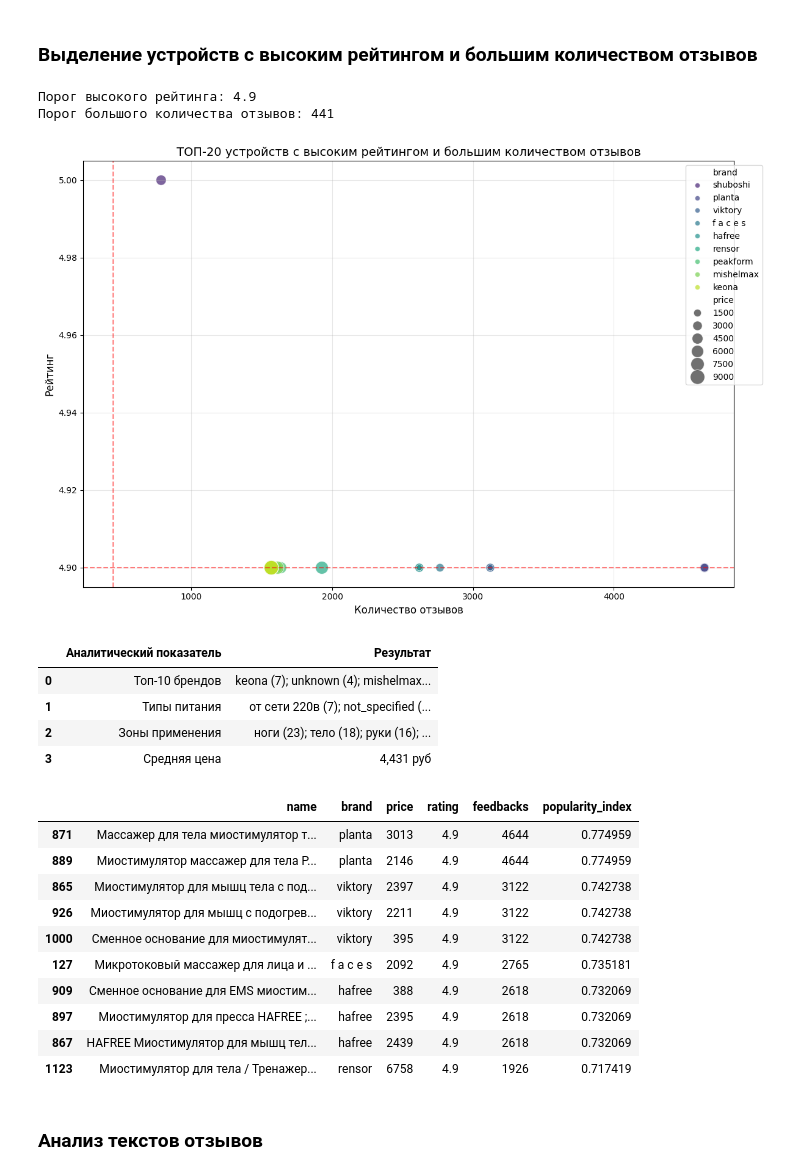
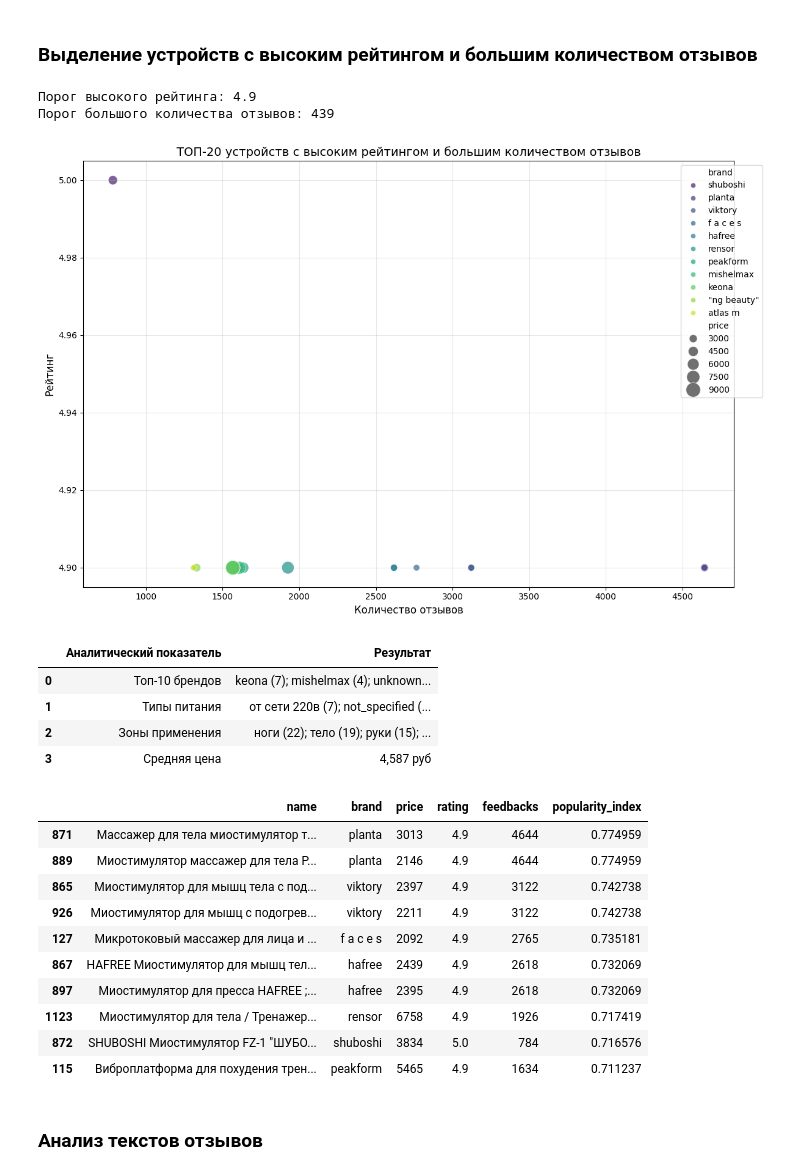
Before and after one commit to nekitmilk/ElectroPunk, a Jupyter notebook: src/notebooks/analisys.ipynb, the cells around one changed output. Saved outputs shown, nothing was run; the diff lists cells and outputs as text; code cells hidden in the pictures.

```diff
--- a/src/notebooks/analisys.ipynb
+++ b/src/notebooks/analisys.ipynb
@@ -888,6 +885,9 @@ def prepare_goods(df):
     df['power_type'] = df['power_type'].str.lower()
     df['zones'] = df['zones'].str.lower()
     df['type'] = df['type'].str.lower()
+
+    mask = df['name'].apply(is_relevant)
+    df = df[mask].copy()
 
     return df
 
@@ -912,7 +912,7 @@ def prepare_feedbacks(df):
 
 # Применение функций подготовки
 Goods = prepare_goods(Goods)
-# Goods = Goods[(Goods['price'] <= Goods['price'].quantile(0.95))]
+# Goods = Goods[(Goods['price'] >= Goods['price'].quantile(0.01)) & (Goods['price'] <= Goods['price'].quantile(0.95))]
 Other_characteristicks = prepare_other_chars(Other_characteristicks)
 Feedbacks = prepare_feedbacks(Feedbacks)
 
@@ -960,6 +960,9 @@ Feedbacks = prepare_feedbacks(Feedbacks)
 # print(f"Итоговый размер таблицы: {final_df.shape}")
 # final_df.info()
 
+# mask = Goods['name'].apply(is_relevant)
+# Goods = Goods[mask].copy()
+
 Goods.info()
 Other_characteristicks.info()
 Feedbacks.info()
@@ -1075,7 +1076,7 @@ Name: feedbacks, dtype: float64
 # %% [markdown]
 Можем заметить, что в данных есть явные выбросы. Например минимальная цена миостимулятора получилась 46 рублей, хотя на самом деле это аксессуар для миостимулятора. Также видим, что максимальная цена товара составляет 64226 рублей, это уже действительно миостимулятор профессионального уровня, однако товары такой ценовой категории не рассчитаны на массового потребителя, они узкоспециализированы и продаются штучно (судя по колличеству отзывов), это интересный кейс. Однако для понимания общей рыночной ситуации и поиска ниш имеет смысл отрезать эти товары, поскольку они либо не соотвествуют данной тематике, либо их продажи крайне малы. Для этого предлагается отрезать товары до 1-го перцентиля и после 95-го. Это позволит полноценно проанализировать данный рынок, сосредоточившись на более массовых продуктах.
 # %%
-Goods = Goods[(Goods['price'] <= Goods['price'].quantile(0.95))]
+Goods = Goods[(Goods['price'] >= Goods['price'].quantile(0.01)) & (Goods['price'] <= Goods['price'].quantile(0.95))]
 # %%
 price_data = Goods["price"]
 
@@ -1334,7 +1341,7 @@ print(f"Порог высокого рейтинга: {high_rating_threshold:.1f
 print(f"Порог большого количества отзывов: {high_feedback_threshold:.0f}")
 # %% [output]
 Порог высокого рейтинга: 4.9
-Порог большого количества отзывов: 441
+Порог большого количества отзывов: 439
 # %%
 popular_high_rated = Goods[
     (Goods['rating'] >= high_rating_threshold) &
@@ -1346,28 +1353,28 @@ popular_high_rated['rating_price_ratio'] = popular_high_rated['rating'] / popula
 # %%
 plt.figure(figsize=(12, 8))
 top_n = 20
 sns.scatterplot(
     data=popular_high_rated.head(top_n),
     x='feedbacks',
     y='rating',
     size='price',
     hue='brand',
     sizes=(50, 300),
     palette='viridis',
     alpha=0.7
 )
 
 plt.title(f'ТОП-{top_n} устройств с высоким рейтингом и большим количеством отзывов', fontsize=14)
 plt.xlabel('Количество отзывов', fontsize=12)
 plt.ylabel('Рейтинг', fontsize=12)
-plt.axhline(y=high_rating_threshold, color='red', linestyle='--', alpha=0.5)
-plt.axvline(x=high_feedback_threshold, color='red', linestyle='--', alpha=0.5)
+# plt.axhline(y=high_rating_threshold, color='red', linestyle='--', alpha=0.5)
+# plt.axvline(x=high_feedback_threshold, color='red', linestyle='--', alpha=0.5)
 plt.grid(alpha=0.3)
 plt.legend(bbox_to_anchor=(1.05, 1))
 plt.tight_layout()
 plt.show()
 # %% [output]
-[figure, old version]
+[figure, new version]
 # %%
 results = [
     ['Топ-10 брендов', popular_high_rated['brand'].value_counts().head(10)],
@@ -1393,10 +1400,10 @@ display(results_df)
 pd.reset_option('display.max_colwidth')
 # %% [output]
 |  | Аналитический показатель | Результат |
-| 0 | Топ-10 брендов | keona (7); unknown (4); mishelmax... |
+| 0 | Топ-10 брендов | keona (7); mishelmax (4); unknown... |
 | 1 | Типы питания | от сети 220в (7); not_specified (... |
-| 2 | Зоны применения | ноги (23); тело (18); руки (16); ... |
-| 3 | Средняя цена | 4,431 руб |
+| 2 | Зоны применения | ноги (22); тело (19); руки (15); ... |
+| 3 | Средняя цена | 4,587 руб |
 # %%
 # Нормализация данных
 popular_high_rated['norm_rating'] = (popular_high_rated['rating'] - Goods['rating'].min()) / (Goods['rating'].max() - Goods['rating'].min())
@@ -1416,12 +1423,12 @@ top_popular
 | 889 | Миостимулятор массажер для тела P... | planta | 2146 | 4.9 | 4644 | 0.774959 |
 | 865 | Миостимулятор для мышц тела с под... | viktory | 2397 | 4.9 | 3122 | 0.742738 |
 | 926 | Миостимулятор для мышц с подогрев... | viktory | 2211 | 4.9 | 3122 | 0.742738 |
-| 1000 | Сменное основание для миостимулят... | viktory | 395 | 4.9 | 3122 | 0.742738 |
 | 127 | Микротоковый массажер для лица и ... | f a c e s | 2092 | 4.9 | 2765 | 0.735181 |
-| 909 | Сменное основание для EMS миостим... | hafree | 388 | 4.9 | 2618 | 0.732069 |
+| 867 | HAFREE Миостимулятор для мышц тел... | hafree | 2439 | 4.9 | 2618 | 0.732069 |
 | 897 | Миостимулятор для пресса HAFREE ;... | hafree | 2395 | 4.9 | 2618 | 0.732069 |
-| 867 | HAFREE Миостимулятор для мышц тел... | hafree | 2439 | 4.9 | 2618 | 0.732069 |
 | 1123 | Миостимулятор для тела / Тренажер... | rensor | 6758 | 4.9 | 1926 | 0.717419 |
+| 872 | SHUBOSHI Миостимулятор FZ-1 "ШУБО... | shuboshi | 3834 | 5.0 | 784 | 0.716576 |
+| 115 | Виброплатформа для похудения трен... | peakform | 5465 | 4.9 | 1634 | 0.711237 |
 # %% [markdown]
 ### Анализ текстов отзывов
 # %% [markdown]
```
Also changed, not shown: parts of 16 cells of this notebook, 3 other files.
